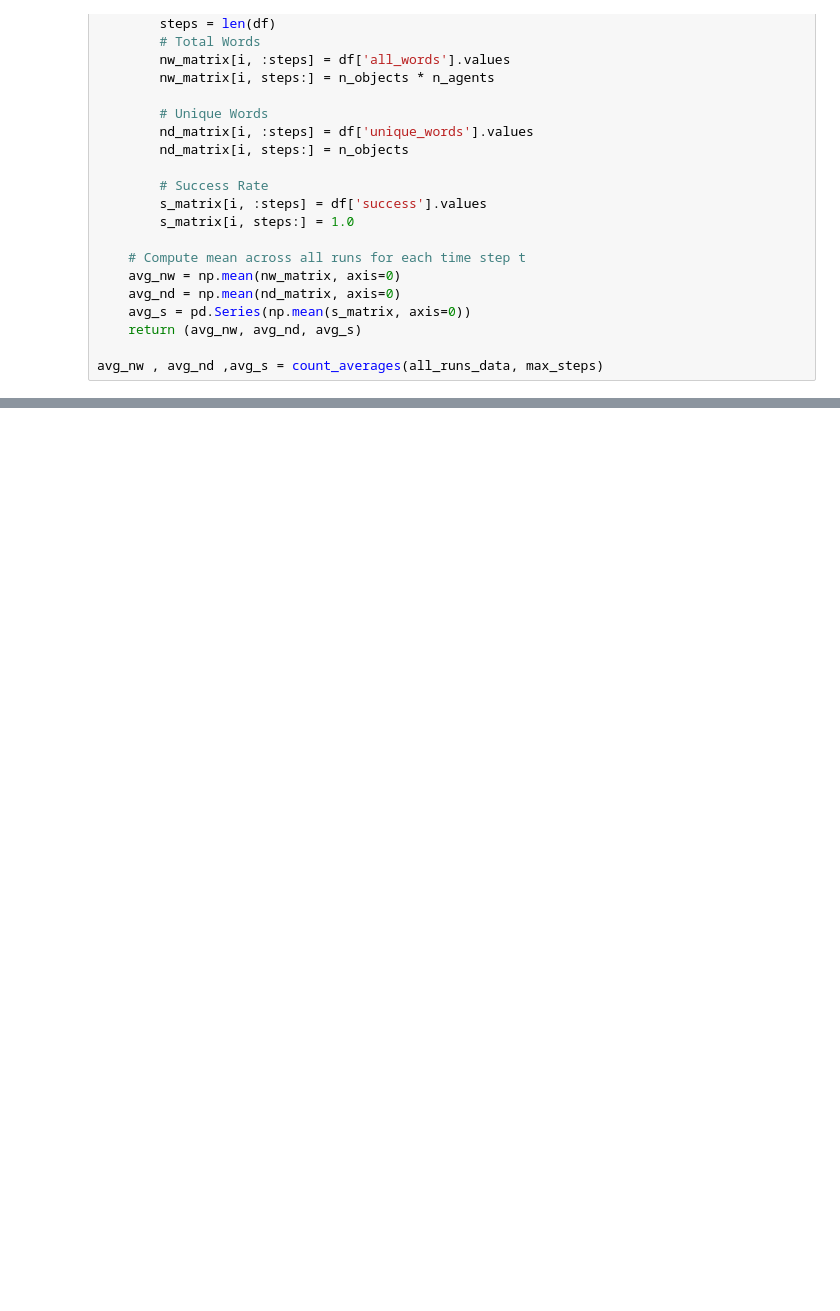
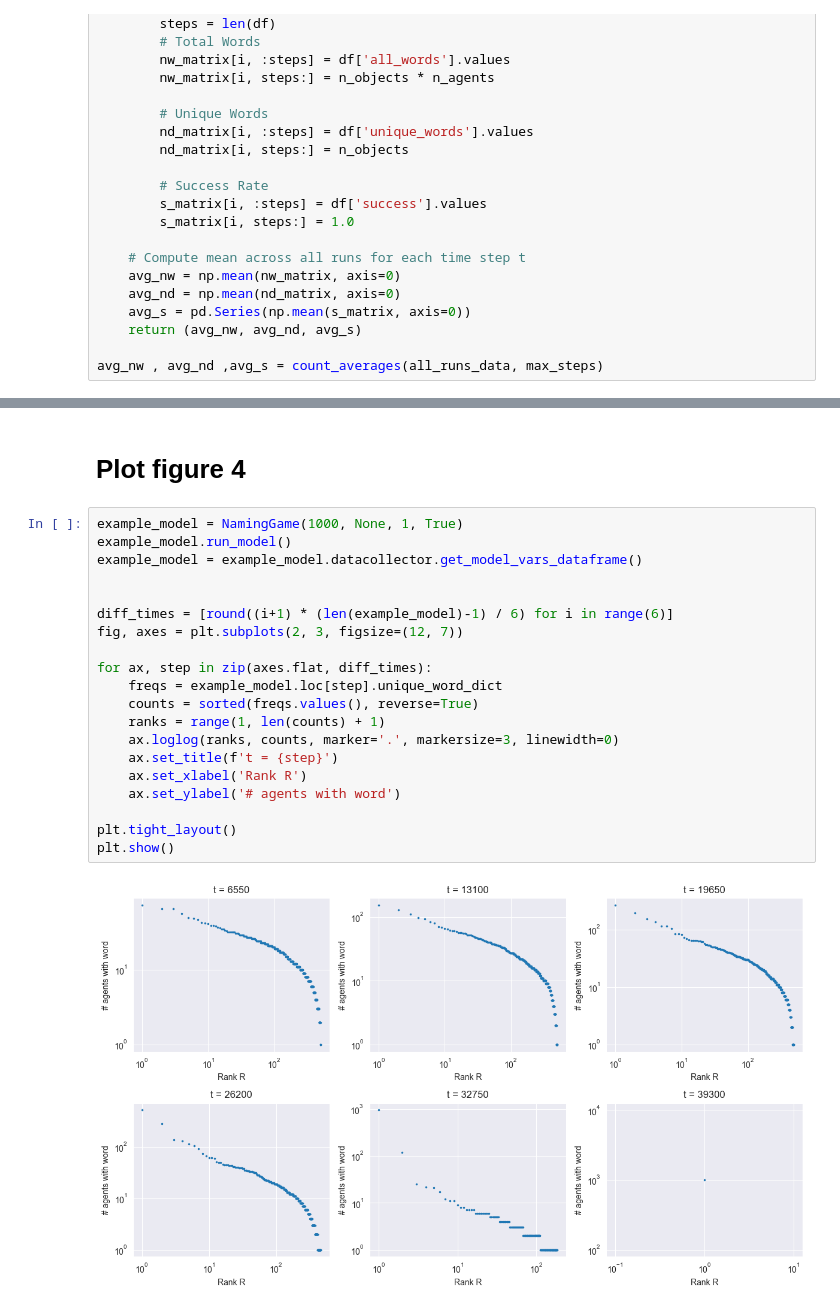
Before and after one commit to jaklvinc/CMSS-TUGraz-2026, a Jupyter notebook: hw2/Assignment2.ipynb, the cells around one changed output, grey strips where cells are left out. Cells and saved outputs as stored; diff of their text form; blank space fills up the shorter version.

```diff
--- a/hw2/Assignment2.ipynb
+++ b/hw2/Assignment2.ipynb
@@ -234,0 +237,24 @@ plot_fig_two(single_data, avg_nw, avg_nd, avg_s)
+# %% [markdown]
+# Plot figure 4
+# %%
+example_model = NamingGame(1000, None, 1, True)
+example_model.run_model()
+example_model = example_model.datacollector.get_model_vars_dataframe()
+
+
+diff_times = [round((i+1) * (len(example_model)-1) / 6) for i in range(6)]
+fig, axes = plt.subplots(2, 3, figsize=(12, 7))
+
+for ax, step in zip(axes.flat, diff_times):
+    freqs = example_model.loc[step].unique_word_dict
+    counts = sorted(freqs.values(), reverse=True)
+    ranks = range(1, len(counts) + 1)
+    ax.loglog(ranks, counts, marker='.', markersize=3, linewidth=0)
+    ax.set_title(f't = {step}')
+    ax.set_xlabel('Rank R')
+    ax.set_ylabel('# agents with word')
+
+plt.tight_layout()
+plt.show()
+# %% [output]
+[figure, added]
```
Also changed, not shown: parts of 6 cells of this notebook.
